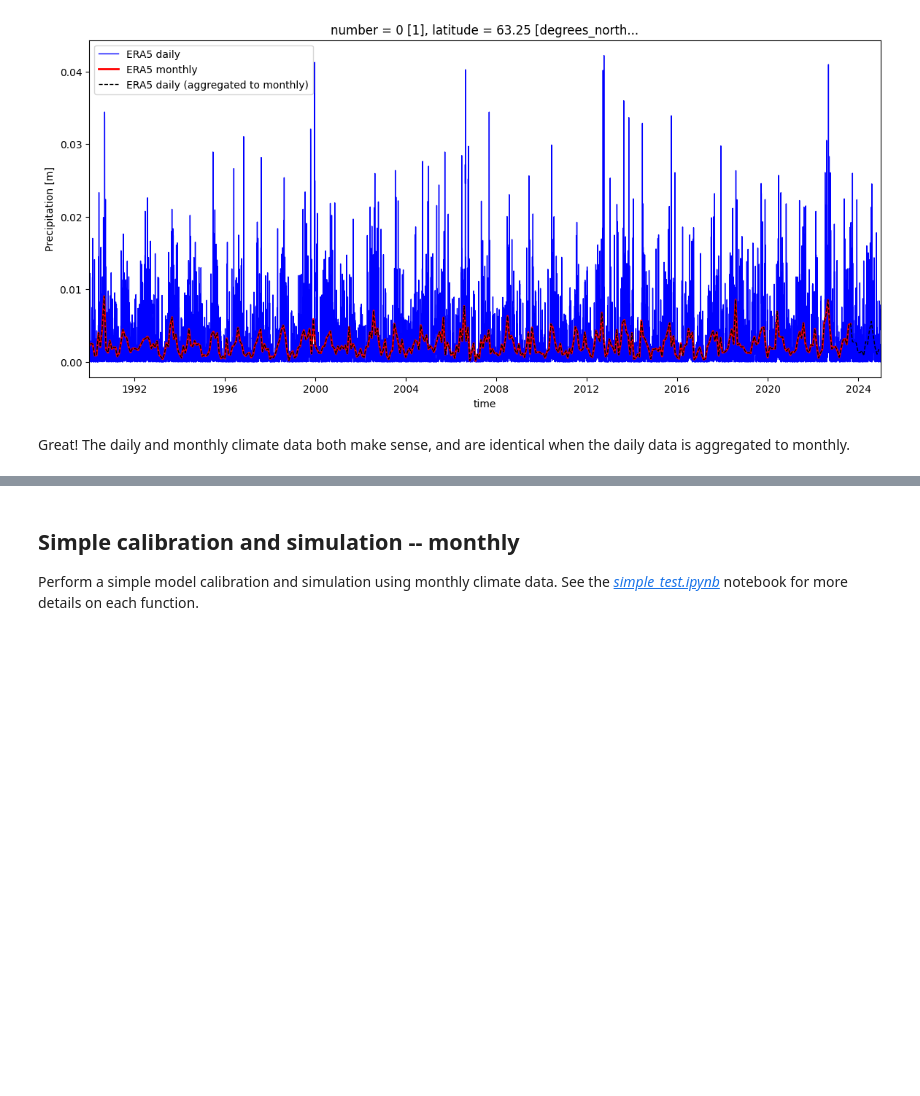
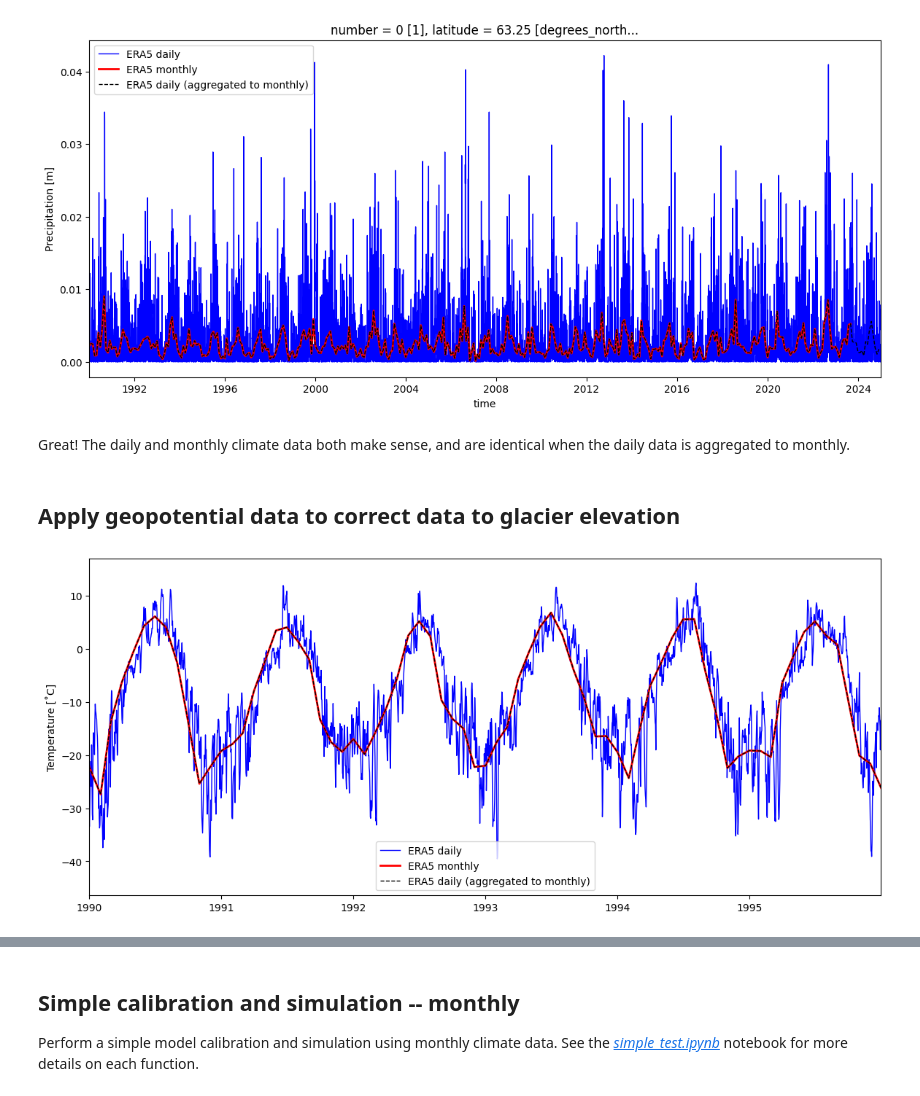
Before and after one commit to PyGEM-Community/PyGEM-notebooks, a Jupyter notebook: simple_test_daily.ipynb, the cells around one changed output, grey strips where cells are left out. Drawn from its saved outputs; the diff is of its cells as text; code cells hidden in the pictures; blank space fills up the shorter version.

```diff
--- a/simple_test_daily.ipynb
+++ b/simple_test_daily.ipynb
@@ -50,6 +50,10 @@ monthly_t2m_fp = f"{pygem_prms['root']}/climate_data/ERA5/ERA5_temp_monthly.nc"
 daily_t2m_fp = f"{pygem_prms['root']}/climate_data/ERA5_daily/ERA5_temp_daily.nc"
 monthly_tp_fp = f"{pygem_prms['root']}/climate_data/ERA5/ERA5_totalprecip_monthly.nc"
 daily_tp_fp = f"{pygem_prms['root']}/climate_data/ERA5_daily/ERA5_totalprecip_daily.nc"
+
+# and geopotential files
+monthly_geopot_fp = f"{pygem_prms['root']}/climate_data/ERA5/ERA5_geopotential.nc"
+daily_geopot_fp = f"{pygem_prms['root']}/climate_data/ERA5_daily/ERA5_geopotential.nc"
 # %%
 # --- Plot temperature ---
 fig, ax1 = plt.subplots(figsize=(14,6))
@@ -141,3 +145,42 @@ plt.show()
 [figure]
 # %% [markdown]
 Great! The daily and monthly climate data both make sense, and are identical when the daily data is aggregated to monthly.
+# %% [markdown]
+## Apply geopotential data to correct data to glacier elevation
+# %%
+gulkana_mean_elev = 1850 # rough mean elevation
+L_km = -6.5 # lapse rate (˚C / km)
+
+# load monthly geopotential data
+monthly_geopot_ds = xr.open_dataset(monthly_geopot_fp).load()
+monthly_geopot_pixel = monthly_geopot_ds['z'].sel(latitude=63.3, longitude=360-145.4, method='nearest') # m^2 / s^2
+monthly_geopot_elev = (monthly_geopot_pixel / 9.81) - 2 # convert 2m temp to elevation at the surface
+monthly_temp_corr = (gulkana_mean_elev - monthly_geopot_elev) * (L_km / 1000) # apply constant lapse rate
+
+# load daily geopotential data
+daily_geopot_ds = xr.open_dataset(daily_geopot_fp).load()
+daily_geopot_pixel = daily_geopot_ds['z'].sel(latitude=63.3, longitude=-145.4, method='nearest') # m^2 / s^2
+daily_geopot_elev = (daily_geopot_pixel / 9.81) - 2 # convert 2m temp to elevation at the surface
+daily_temp_corr = (gulkana_mean_elev - daily_geopot_elev) * (L_km / 1000) # apply constant lapse rate
+
+# apply lapse rate to data
+monthly_t2m_pixel_lr = monthly_t2m_pixel.values + monthly_temp_corr.values
+daily_t2m_pixel_lr = daily_t2m_pixel.values + daily_temp_corr.values
+daily_t2m_pixel_ms_lr = daily_t2m_pixel_ms.values + daily_temp_corr.values
+# %%
+# --- Plot temperature ---
+fig, ax1 = plt.subplots(figsize=(14,6))
+years = np.arange(1990, 1995.5, 1)
+
+# add time series
+ax1.plot(daily_t2m_pixel.time, daily_t2m_pixel_lr, linewidth=1, color='b', label='ERA5 daily')
+ax1.plot(monthly_t2m_pixel.time, monthly_t2m_pixel_lr, linewidth=2, color='r', label='ERA5 monthly')
+ax1.plot(daily_t2m_pixel_ms.time, daily_t2m_pixel_ms_lr, linewidth=1, ls='--', color='k', label='ERA5 daily (aggregated to monthly)')
+
+ax1.patch.set_visible(False)
+ax1.set_ylabel('Temperature [˚C]')
+ax1.set_xlim(pd.to_datetime(f'{int(years[0])}-01-01'), pd.to_datetime(f'{int(years[-1])}-12-31'))
+ax1.legend()
+plt.show()
+# %% [output]
+[figure, added]
```
Also changed, not shown: parts of 2 cells of this notebook.
